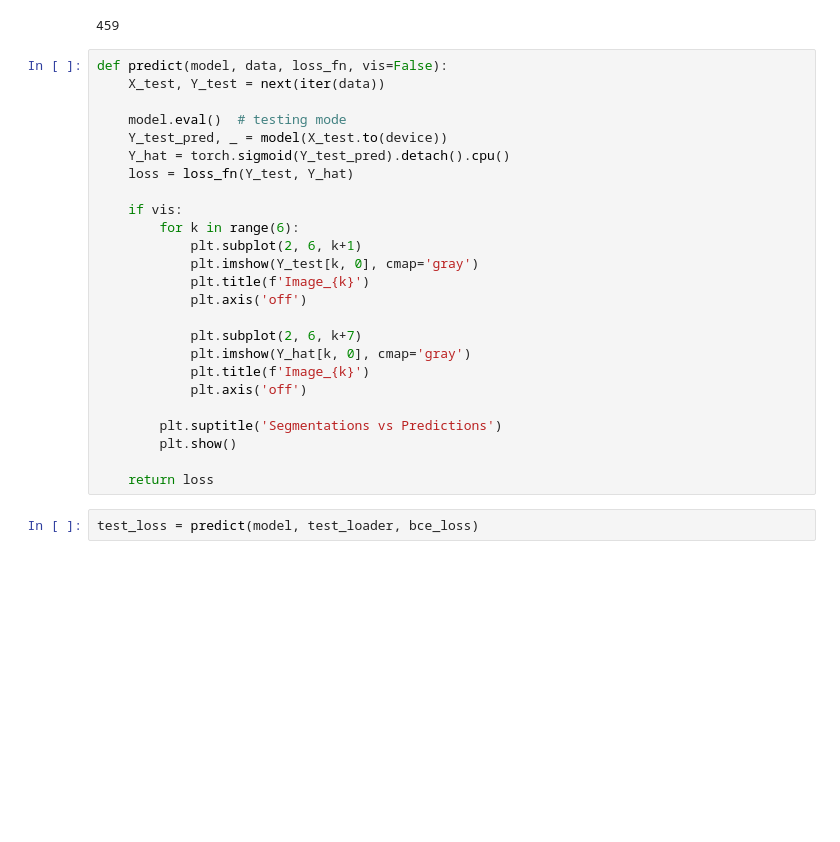
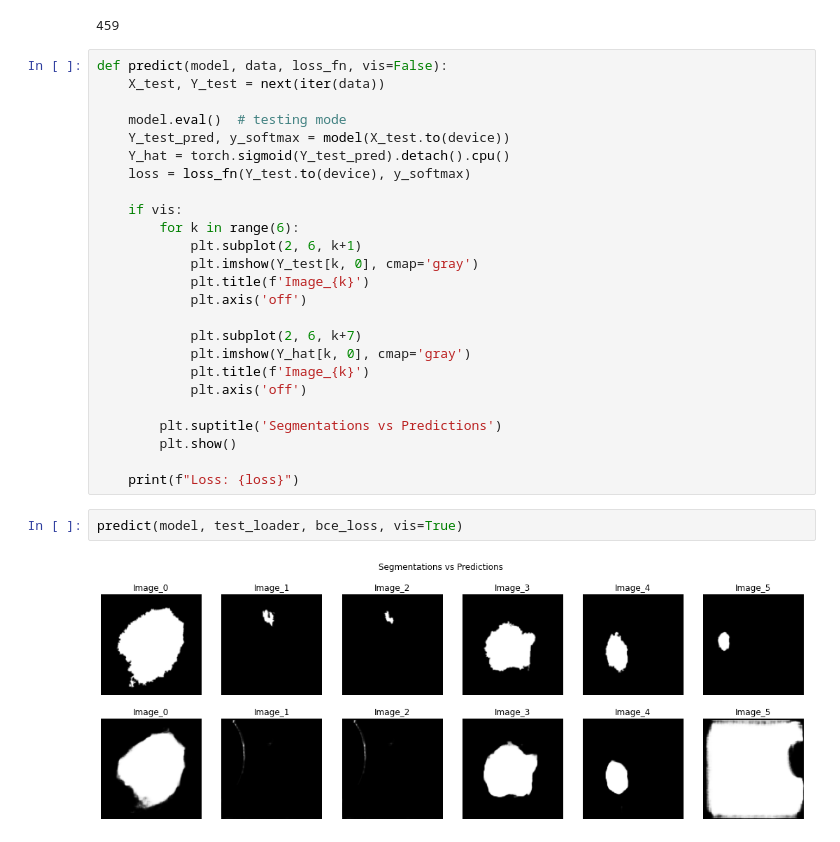
Before and after one commit to nikarav/Deep-Learning-In-Computer-Vision, a Jupyter notebook: Project3/Project3.ipynb, the cells around one changed output. Cells and saved outputs as stored; diff of their text form; blank space fills up the shorter version.

```diff
--- a/Project3/Project3.ipynb
+++ b/Project3/Project3.ipynb
@@ -674,9 +700,9 @@ def predict(model, data, loss_fn, vis=False):
     X_test, Y_test = next(iter(data))
 
     model.eval()  # testing mode
-    Y_test_pred, _ = model(X_test.to(device))
+    Y_test_pred, y_softmax = model(X_test.to(device))
     Y_hat = torch.sigmoid(Y_test_pred).detach().cpu()
-    loss = loss_fn(Y_test, Y_hat)
+    loss = loss_fn(Y_test.to(device), y_softmax)
 
     if vis:
         for k in range(6):
@@ -693,6 +719,8 @@ def predict(model, data, loss_fn, vis=False):
         plt.suptitle('Segmentations vs Predictions')
         plt.show()
 
-    return loss
+    print(f"Loss: {loss}")
 # %%
-test_loss = predict(model, test_loader, bce_loss)
+predict(model, test_loader, bce_loss, vis=True)
+# %% [output]
+[figure, added]
```
Also changed, not shown: parts of 9 cells of this notebook.
